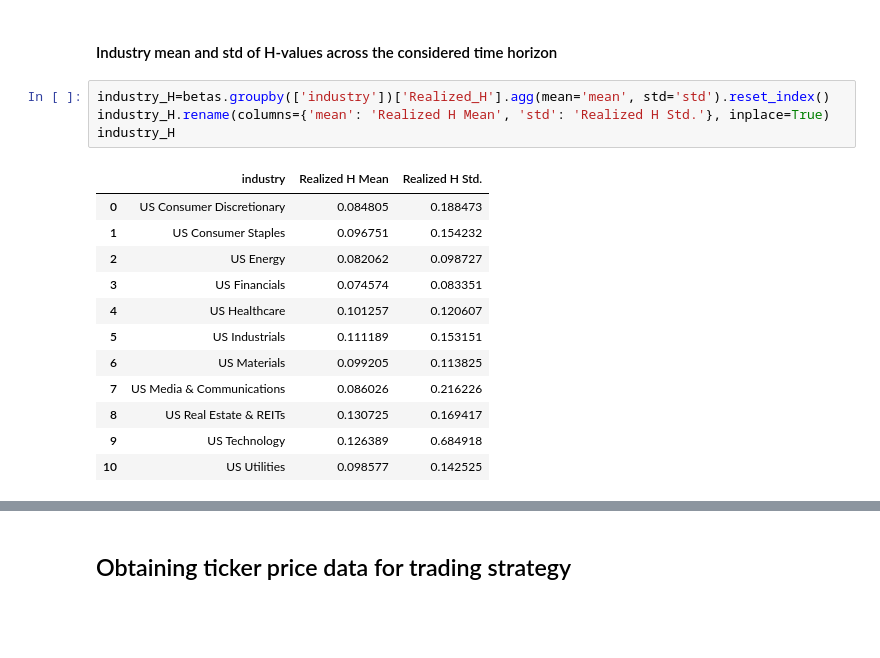
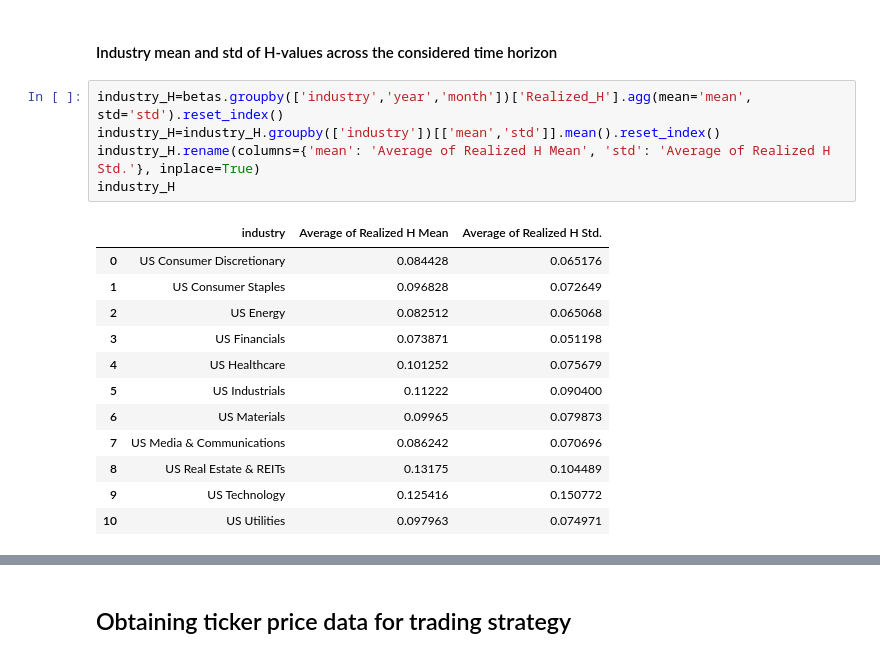
Before and after one commit to roshnx/buy-rough-sell-smooth, a Jupyter notebook: Realized_Vol_Regression.ipynb, the cells around one changed output, grey strips where cells are left out. Drawn from its saved outputs; the diff is of its cells as text; blank space fills up the shorter version.

```diff
--- a/Realized_Vol_Regression.ipynb
+++ b/Realized_Vol_Regression.ipynb
@@ -353,19 +343,20 @@ plt.show()
 # %% [markdown]
 #### Industry mean and std of H-values across the considered time horizon
 # %%
-industry_H=betas.groupby(['industry'])['Realized_H'].agg(mean='mean', std='std').reset_index()
-industry_H.rename(columns={'mean': 'Realized H Mean', 'std': 'Realized H Std.'}, inplace=True)
+industry_H=betas.groupby(['industry','year','month'])['Realized_H'].agg(mean='mean', std='std').reset_index()
+industry_H=industry_H.groupby(['industry'])[['mean','std']].mean().reset_index()
+industry_H.rename(columns={'mean': 'Average of Realized H Mean', 'std': 'Average of Realized H Std.'}, inplace=True)
 industry_H
 # %% [output]
-|  | industry | Realized H Mean | Realized H Std. |
-| 0 | US Consumer Discretionary | 0.084805 | 0.188473 |
-| 1 | US Consumer Staples | 0.096751 | 0.154232 |
-| 2 | US Energy | 0.082062 | 0.098727 |
-| 3 | US Financials | 0.074574 | 0.083351 |
-| 4 | US Healthcare | 0.101257 | 0.120607 |
-| 5 | US Industrials | 0.111189 | 0.153151 |
-| 6 | US Materials | 0.099205 | 0.113825 |
-| 7 | US Media & Communications | 0.086026 | 0.216226 |
-| 8 | US Real Estate & REITs | 0.130725 | 0.169417 |
-| 9 | US Technology | 0.126389 | 0.684918 |
-| 10 | US Utilities | 0.098577 | 0.142525 |
+|  | industry | Average of Realized H Mean | Average of Realized H Std. |
+| 0 | US Consumer Discretionary | 0.084428 | 0.065176 |
+| 1 | US Consumer Staples | 0.096828 | 0.072649 |
+| 2 | US Energy | 0.082512 | 0.065068 |
+| 3 | US Financials | 0.073871 | 0.051198 |
+| 4 | US Healthcare | 0.101252 | 0.075679 |
+| 5 | US Industrials | 0.11222 | 0.090400 |
+| 6 | US Materials | 0.09965 | 0.079873 |
+| 7 | US Media & Communications | 0.086242 | 0.070696 |
+| 8 | US Real Estate & REITs | 0.13175 | 0.104489 |
+| 9 | US Technology | 0.125416 | 0.150772 |
+| 10 | US Utilities | 0.097963 | 0.074971 |
```
Also changed, not shown: parts of 5 cells of this notebook.
